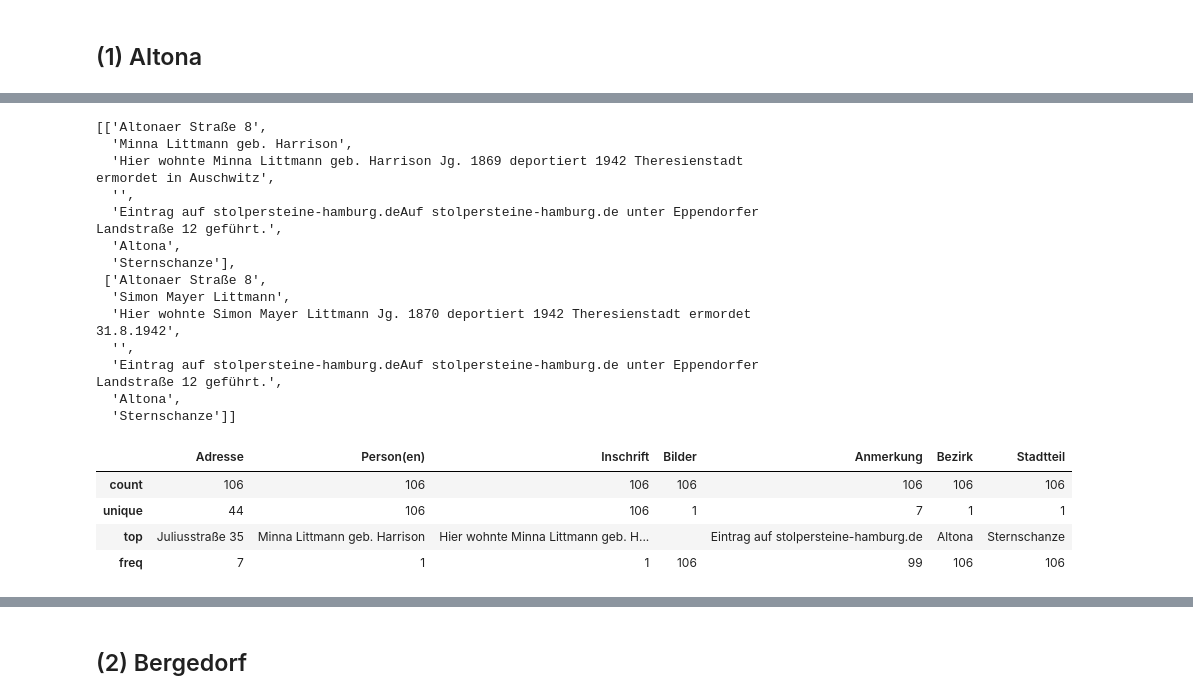
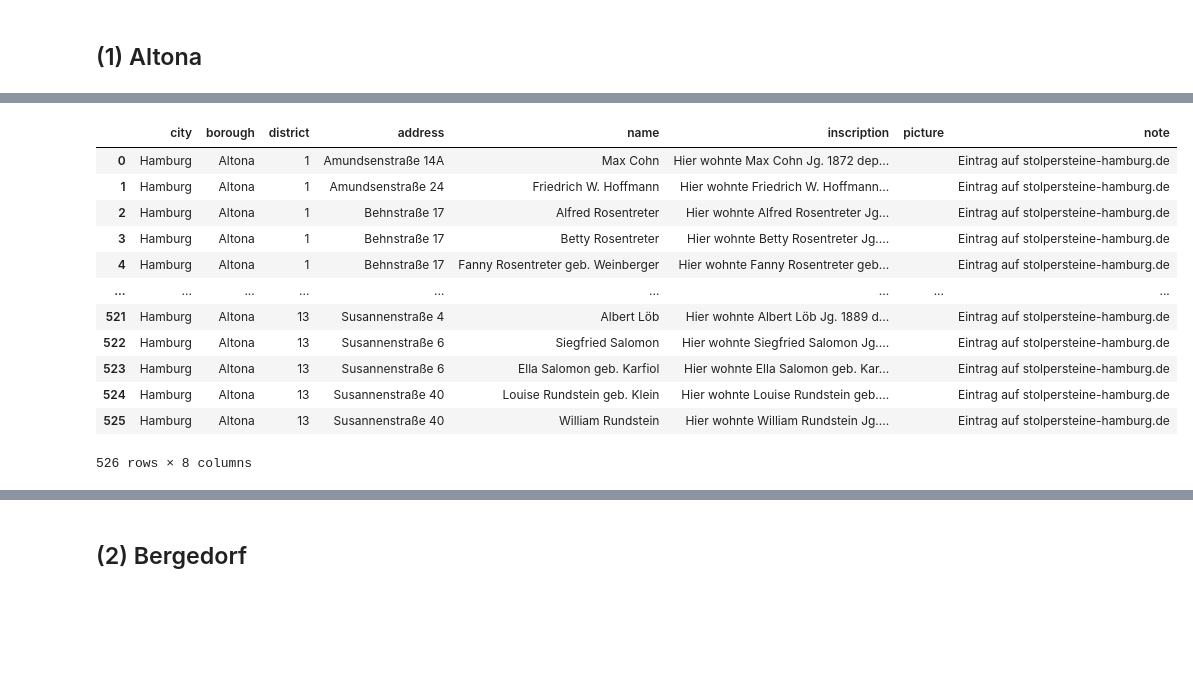
Before and after one commit to LisaMEckardt/project2, a Jupyter notebook: docs/scraping-wiki-stolpersteine-2.ipynb, the cells around one changed output, grey strips where cells are left out. Saved outputs shown, nothing was run; the diff lists cells and outputs as text; code cells hidden in the pictures; blank space fills up the shorter version.

```diff
--- a/docs/scraping-wiki-stolpersteine-2.ipynb
+++ b/docs/scraping-wiki-stolpersteine-2.ipynb
@@ -53,13 +57,14 @@ len(all_boroughs)
 # %%
 ## len should be 13
 
-boroughs_altona = []
+districts_altona = []
 
 for cell in altona.select("a"):
-    stadtteil = cell.text.strip()
+    district = cell.text.strip()
     url = "https://de.wikipedia.org" + cell["href"]
-    boroughs_altona.append({
+    districts_altona.append({
         'Bezirk' : 'Altona',
-        'Stadtteil' : stadtteil,
+        'Stadtteil' : district,
         'URL' : url
     })
+len(districts_altona)
@@ -109,41 +104,35 @@ columns
 # %%
-### here the loop should get the name of the 'Stadtteil' matching to the 'Table' – but it only takes the last one
+districts_altona
 
-for b in boroughs_altona:
-    b['Table'] = b_table
-    row_els = b_table.select("tr")[1:]
-    rows = []
-    for row in row_els:
-        cells = []
-        for cell in row.select("td"):
-            cells.append(cell.text.strip())
-        cells.append(b['Bezirk'])
-        cells.append(b['Stadtteil'])
-        rows.append(cells)
-rows[:2]
+districtlist, addresslist, namelist, inscriptionlist, picturelist, notelist = [],[],[],[],[],[]
+
+count = 0
+
+for table in table_list:
+    count = count + 1
+
+    for row in table.select('tr')[1:]:
+        cells = row.select("td")
+        addresslist.append(cells[0].text.strip())
+        namelist.append(cells[1].text.strip())
+        inscriptionlist.append(cells[2].text.strip())
+        picturelist.append(cells[3].text.strip())
+        notelist.append(cells[4].text.strip())
+        districtlist.append(count)
-# %% [output]
-[['Altonaer Straße 8',
-  'Minna Littmann geb. Harrison',
-  'Hier wohnte Minna Littmann geb. Harrison Jg. 1869 deportiert 1942 Theresienstadt ermordet in Auschwitz',
-  '',
-  'Eintrag auf stolpersteine-hamburg.deAuf stolpersteine-hamburg.de unter Eppendorfer Landstraße 12 geführt.',
-  'Altona',
-  'Sternschanze'],
- ['Altonaer Straße 8',
-  'Simon Mayer Littmann',
-  'Hier wohnte Simon Mayer Littmann Jg. 1870 deportiert 1942 Theresienstadt ermordet 31.8.1942',
-  '',
-  'Eintrag auf stolpersteine-hamburg.deAuf stolpersteine-hamburg.de unter Eppendorfer Landstraße 12 geführt.',
-  'Altona',
-  'Sternschanze']]
 # %%
-## count should be 106
-
-df = pd.DataFrame(rows, columns=columns)
-df.describe()
+df = pd.DataFrame({'city' : 'Hamburg', 'borough' : 'Altona', 'district' : districtlist, 'address': addresslist, 'name': namelist, 'inscription': inscriptionlist, 'picture' : picturelist, 'note' : notelist})
+df
 # %% [output]
-|  | Adresse | Person(en) | Inschrift | Bilder | Anmerkung | Bezirk | Stadtteil |
-| count | 106 | 106 | 106 | 106 | 106 | 106 | 106 |
-| unique | 44 | 106 | 106 | 1 | 7 | 1 | 1 |
-| top | Juliusstraße 35 | Minna Littmann geb. Harrison | Hier wohnte Minna Littmann geb. H... |  | Eintrag auf stolpersteine-hamburg.de | Altona | Sternschanze |
-| freq | 7 | 1 | 1 | 106 | 99 | 106 | 106 |
+|  | city | borough | district | address | name | inscription | picture | note |
+| 0 | Hamburg | Altona | 1 | Amundsenstraße 14A | Max Cohn | Hier wohnte Max Cohn Jg. 1872 dep... |  | Eintrag auf stolpersteine-hamburg.de |
+| 1 | Hamburg | Altona | 1 | Amundsenstraße 24 | Friedrich W. Hoffmann | Hier wohnte Friedrich W. Hoffmann... |  | Eintrag auf stolpersteine-hamburg.de |
+| 2 | Hamburg | Altona | 1 | Behnstraße 17 | Alfred Rosentreter | Hier wohnte Alfred Rosentreter Jg... |  | Eintrag auf stolpersteine-hamburg.de |
+| 3 | Hamburg | Altona | 1 | Behnstraße 17 | Betty Rosentreter | Hier wohnte Betty Rosentreter Jg.... |  | Eintrag auf stolpersteine-hamburg.de |
+| 4 | Hamburg | Altona | 1 | Behnstraße 17 | Fanny Rosentreter geb. Weinberger | Hier wohnte Fanny Rosentreter geb... |  | Eintrag auf stolpersteine-hamburg.de |
+| ... | ... | ... | ... | ... | ... | ... | ... | ... |
+| 521 | Hamburg | Altona | 13 | Susannenstraße 4 | Albert Löb | Hier wohnte Albert Löb Jg. 1889 d... |  | Eintrag auf stolpersteine-hamburg.de |
+| 522 | Hamburg | Altona | 13 | Susannenstraße 6 | Siegfried Salomon | Hier wohnte Siegfried Salomon Jg.... |  | Eintrag auf stolpersteine-hamburg.de |
+| 523 | Hamburg | Altona | 13 | Susannenstraße 6 | Ella Salomon geb. Karfiol | Hier wohnte Ella Salomon geb. Kar... |  | Eintrag auf stolpersteine-hamburg.de |
+| 524 | Hamburg | Altona | 13 | Susannenstraße 40 | Louise Rundstein geb. Klein | Hier wohnte Louise Rundstein geb.... |  | Eintrag auf stolpersteine-hamburg.de |
+| 525 | Hamburg | Altona | 13 | Susannenstraße 40 | William Rundstein | Hier wohnte William Rundstein Jg.... |  | Eintrag auf stolpersteine-hamburg.de |
+526 rows × 8 columns
```
Also changed, not shown: parts of 109 cells of this notebook.
